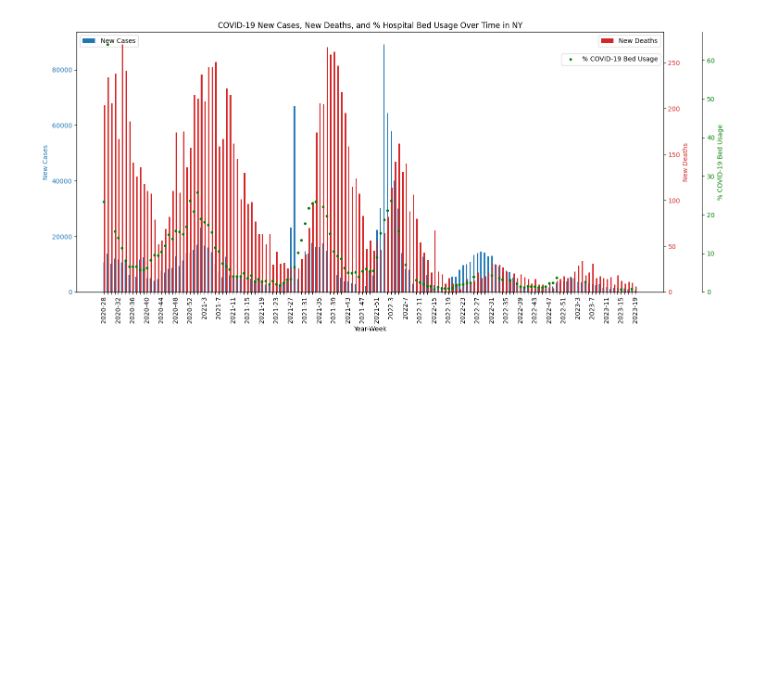
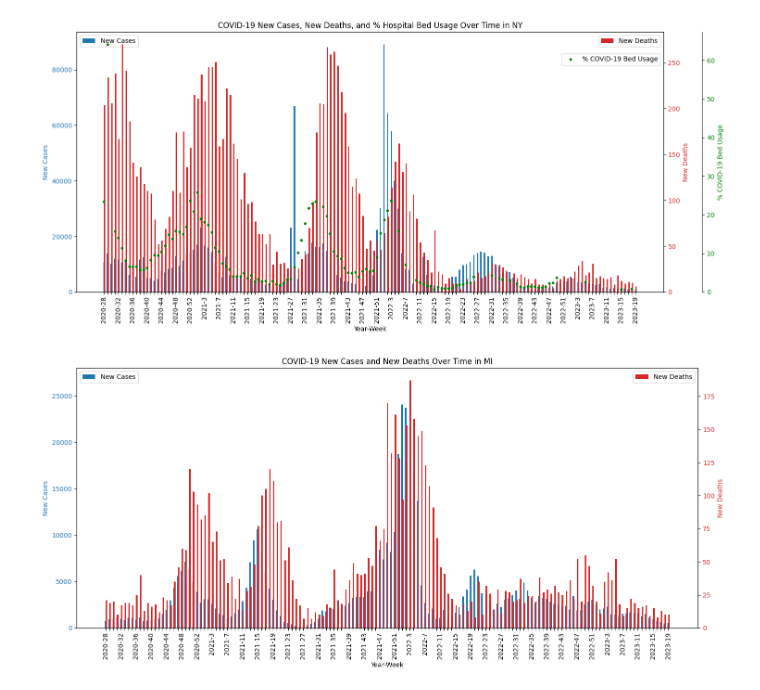
Before and after one commit to zymoncone/milestone-one, a Jupyter notebook: src/exploration_numan.ipynb, the cells around one changed output. Cells and saved outputs as stored; diff of their text form; code cells hidden in the pictures; blank space fills up the shorter version.

Commit message:
added MI graphs

```diff
--- a/src/exploration_numan.ipynb
+++ b/src/exploration_numan.ipynb
@@ -279,3 +279,47 @@ plt.tight_layout()
 plt.show()
 # %% [output]
 [figure]
+# %%
+# Assuming you have already filtered and sorted mi_data by 'MI'
+mi_data = merged_df[merged_df['state'] == 'MI'].sort_values(['year', 'week'])
+
+# Generating a unique identifier for each week by combining year and week number
+mi_data['year_week'] = mi_data['year'].astype(str) + '-' + mi_data['week'].astype(str)
+
+# Create a new figure and a subplot
+fig, ax1 = plt.subplots(figsize=(15, 7))
+
+# Plot 'New cases' on the left y-axis
+color = 'tab:blue'
+ax1.set_xlabel('Year-Week')
+ax1.set_ylabel('New Cases', color=color)
+ax1.bar(mi_data['year_week'], mi_data['New cases'], color=color, label='New Cases', width=0.4, align='center')
+ax1.tick_params(axis='y', labelcolor=color)
+
+# Create a second y-axis for 'New deaths'
+ax2 = ax1.twinx()  # instantiate a second axes that shares the same x-axis
+color = 'tab:red'
+ax2.set_ylabel('New Deaths', color=color)  # we already handled the x-label with ax1
+ax2.bar(mi_data['year_week'], mi_data['New deaths'], color=color, label='New Deaths', width=0.4, align='edge')
+ax2.tick_params(axis='y', labelcolor=color)
+
+# Set the title of the plot
+plt.title('COVID-19 New Cases and New Deaths Over Time in MI')
+
+# Rotate the date labels for better readability
+plt.setp(ax1.xaxis.get_majorticklabels(), rotation=90)
+
+# Adjust the ticks to show every Nth label to avoid clutter
+for index, label in enumerate(ax1.xaxis.get_ticklabels()):
+    if index % 4 != 0:
+        label.set_visible(False)
+
+# Show the legend
+ax1.legend(loc='upper left')
+ax2.legend(loc='upper right')
+
+# Show the plot
+plt.tight_layout()
+plt.show()
+# %% [output]
+[figure, added]
```
Also changed, not shown: parts of 3 cells of this notebook.
